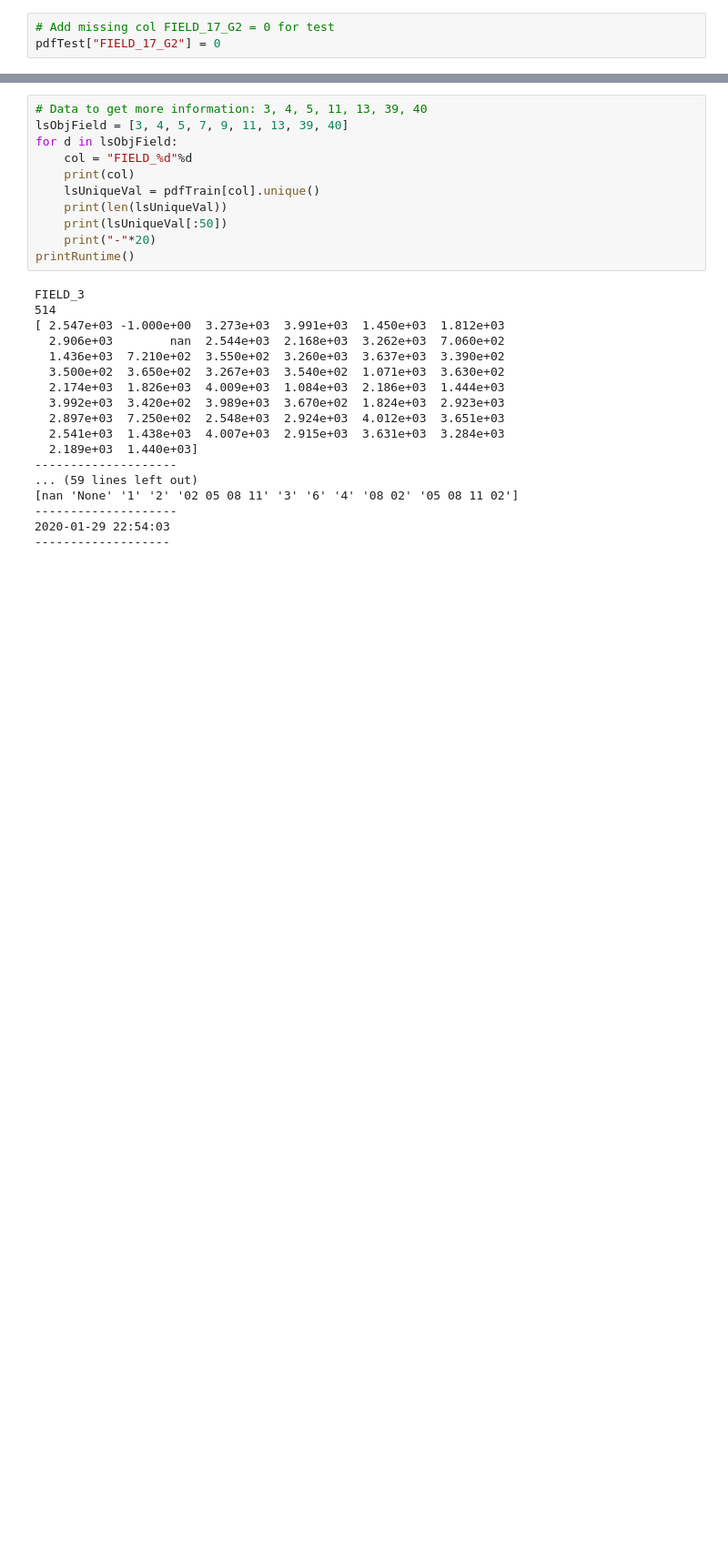
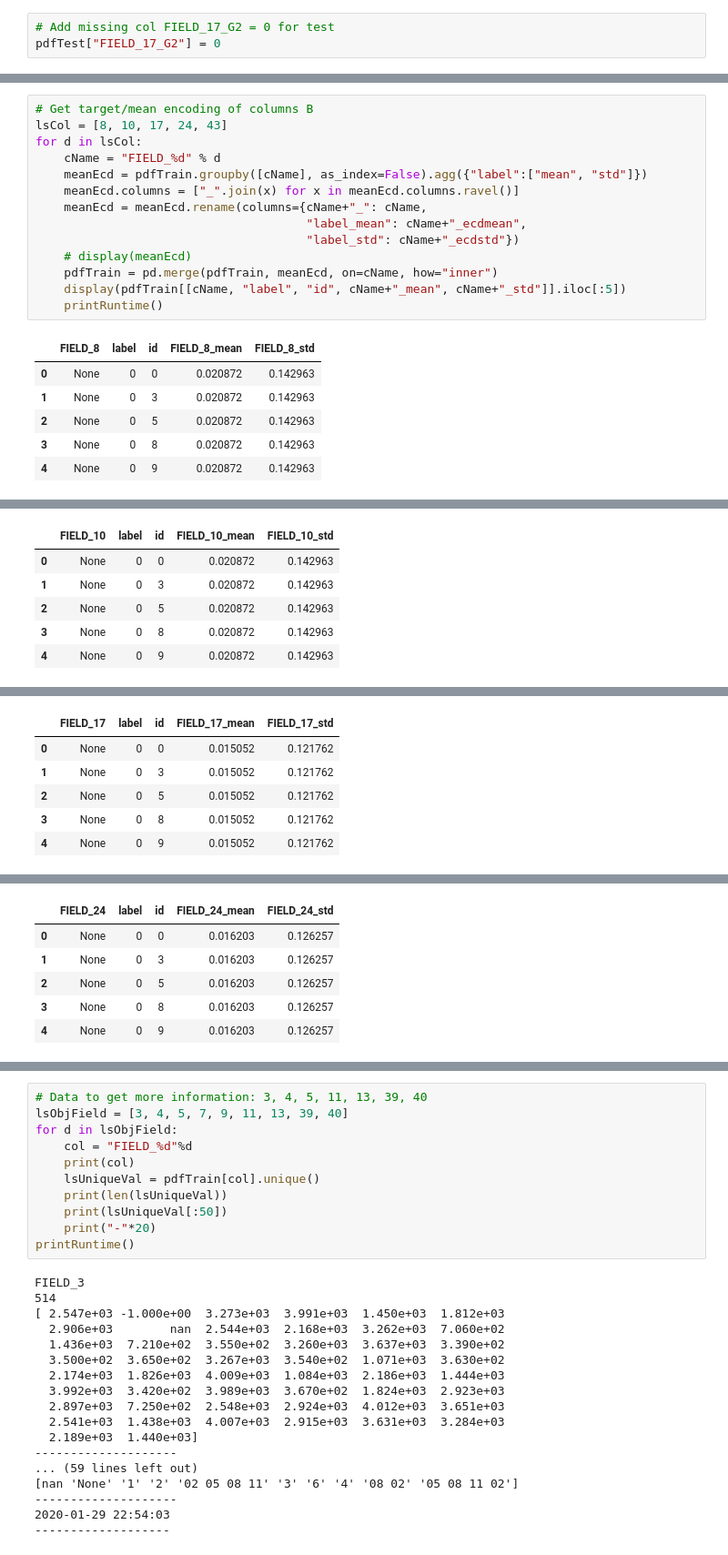
Before and after one commit to alerk/ml_class, a Jupyter notebook: 13.0.kalapa_challenge_eda.ipynb, the cells around one changed output, grey strips where cells are left out. Shown: that part at 91% size. Cells and saved outputs as stored; diff of their text form; blank space fills up the shorter version.

```diff
--- a/13.0.kalapa_challenge_eda.ipynb
+++ b/13.0.kalapa_challenge_eda.ipynb
@@ -475,0 +548,21 @@ Test
+# %%
+# Get target/mean encoding of columns B
+lsCol = [8, 10, 17, 24, 43]
+for d in lsCol:
+    cName = "FIELD_%d" % d
+    meanEcd = pdfTrain.groupby([cName], as_index=False).agg({"label":["mean", "std"]})
+    meanEcd.columns = ["_".join(x) for x in meanEcd.columns.ravel()]
+    meanEcd = meanEcd.rename(columns={cName+"_": cName,
+                                      "label_mean": cName+"_ecdmean",
+                                      "label_std": cName+"_ecdstd"})
+    # display(meanEcd)
+    pdfTrain = pd.merge(pdfTrain, meanEcd, on=cName, how="inner")
+    display(pdfTrain[[cName, "label", "id", cName+"_mean", cName+"_std"]].iloc[:5])
+    printRuntime()
+# %% [output]
+|  | FIELD_8 | label | id | FIELD_8_mean | FIELD_8_std |
+| 0 | None | 0 | 0 | 0.020872 | 0.142963 |
+| 1 | None | 0 | 3 | 0.020872 | 0.142963 |
+| 2 | None | 0 | 5 | 0.020872 | 0.142963 |
+| 3 | None | 0 | 8 | 0.020872 | 0.142963 |
+| 4 | None | 0 | 9 | 0.020872 | 0.142963 |
@@ -475,0 +571,6 @@ Test
+|  | FIELD_10 | label | id | FIELD_10_mean | FIELD_10_std |
+| 0 | None | 0 | 0 | 0.020872 | 0.142963 |
+| 1 | None | 0 | 3 | 0.020872 | 0.142963 |
+| 2 | None | 0 | 5 | 0.020872 | 0.142963 |
+| 3 | None | 0 | 8 | 0.020872 | 0.142963 |
+| 4 | None | 0 | 9 | 0.020872 | 0.142963 |
@@ -475,0 +579,6 @@ Test
+|  | FIELD_17 | label | id | FIELD_17_mean | FIELD_17_std |
+| 0 | None | 0 | 0 | 0.015052 | 0.121762 |
+| 1 | None | 0 | 3 | 0.015052 | 0.121762 |
+| 2 | None | 0 | 5 | 0.015052 | 0.121762 |
+| 3 | None | 0 | 8 | 0.015052 | 0.121762 |
+| 4 | None | 0 | 9 | 0.015052 | 0.121762 |
@@ -475,0 +587,6 @@ Test
+|  | FIELD_24 | label | id | FIELD_24_mean | FIELD_24_std |
+| 0 | None | 0 | 0 | 0.016203 | 0.126257 |
+| 1 | None | 0 | 3 | 0.016203 | 0.126257 |
+| 2 | None | 0 | 5 | 0.016203 | 0.126257 |
+| 3 | None | 0 | 8 | 0.016203 | 0.126257 |
+| 4 | None | 0 | 9 | 0.016203 | 0.126257 |
```
Also changed, not shown: parts of 28 cells of this notebook, 5 other files.
